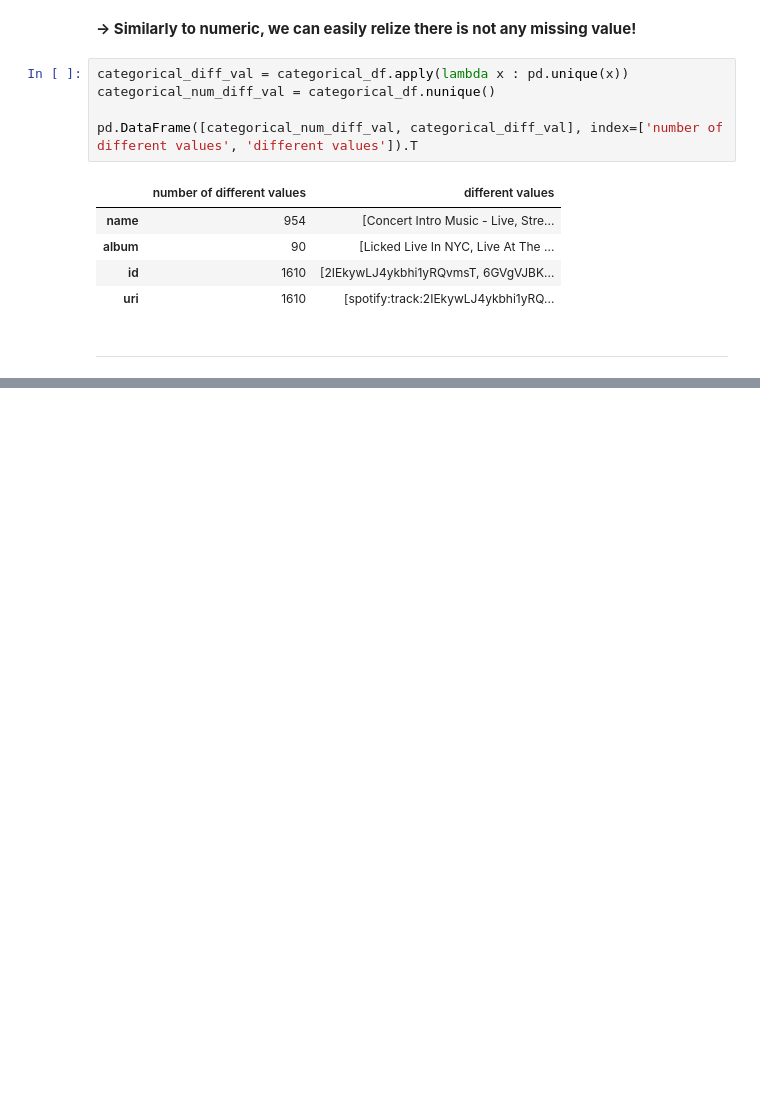
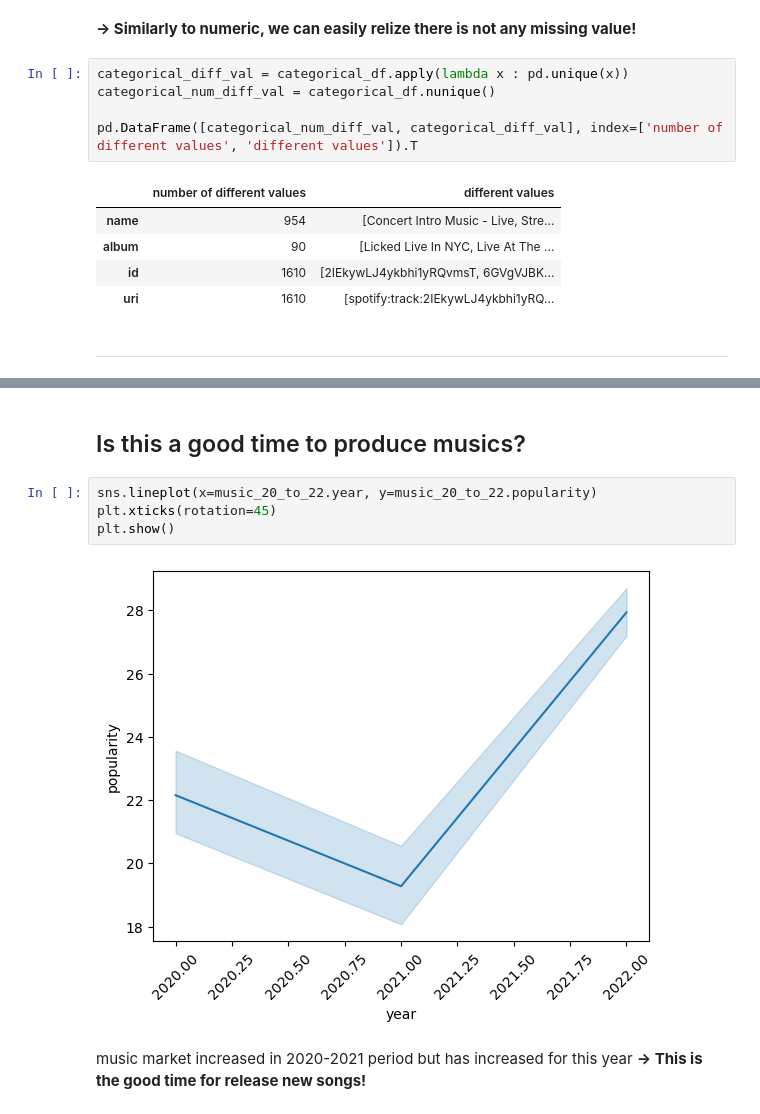
Before and after one commit to TrungTechh/HCMUS_CSC17104-Final-project, a Jupyter notebook: Final_project.ipynb, the cells around one changed output, grey strips where cells are left out. Saved outputs shown, nothing was run; the diff lists cells and outputs as text; blank space fills up the shorter version.

```diff
--- a/Final_project.ipynb
+++ b/Final_project.ipynb
@@ -201,0 +248,10 @@ new_df.shape
+# %% [markdown]
+## Is this a good time to produce musics?
+# %%
+sns.lineplot(x=music_20_to_22.year, y=music_20_to_22.popularity)
+plt.xticks(rotation=45)
+plt.show()
+# %% [output]
+[figure, added]
+# %% [markdown]
+music market increased in 2020-2021 period but has increased for this year **&rarr; This is the good time for release new songs!**
```
Also changed, not shown: parts of 18 cells of this notebook, 1 other file.
